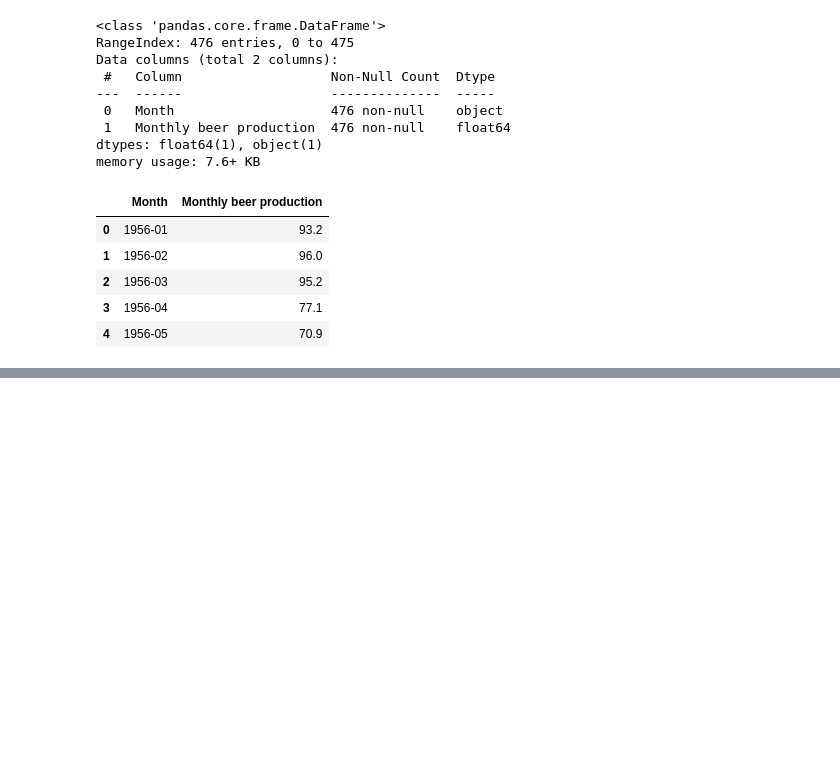
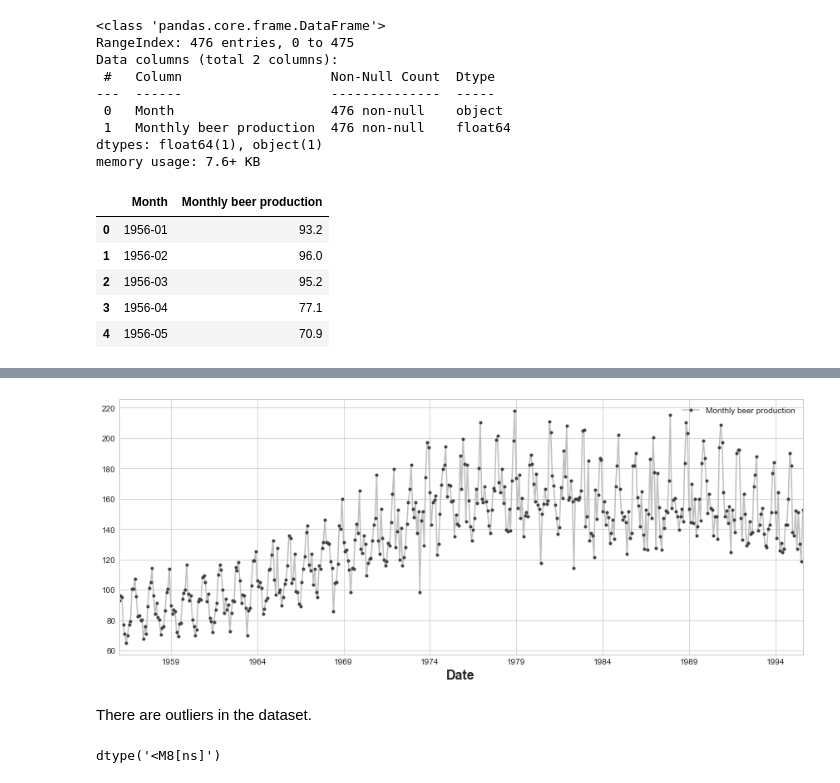
Before and after one commit to JudsonMorgan/Monthly-beer-production, a Jupyter notebook: monthly-beer-production.ipynb, the cells around one changed output, grey strips where cells are left out. Cells and saved outputs as stored; diff of their text form; code cells hidden in the pictures; blank space fills up the shorter version.

```diff
--- a/monthly-beer-production.ipynb
+++ b/monthly-beer-production.ipynb
@@ -90,0 +101,9 @@ df.head()
+# %%
+df['Date'] = pd.to_datetime(df['Date'])
+df['Month'] = df['Date'].apply(lambda x: x.month)
+df['Year'] = df['Date'].apply(lambda x: x.year)
+df = df.set_index('Date')
+df.resample('M').mean()
+
+df['Month_name'] = df.index.strftime('%b')
+df.head()
@@ -90,0 +118,4 @@ df.head()
+# %%
+df_up = df[['Monthly beer production']]
+
+df_up.head()
@@ -90,0 +130,5 @@ df.head()
+# %%
+df_up.plot(**plot_params)
+plt.show()
+# %% [output]
+[figure, added]
@@ -90,0 +140,6 @@ df.head()
+# %% [markdown]
+There are outliers in the dataset.
+# %%
+df_up.index.dtype
+# %% [output]
+dtype('<M8[ns]')
```
Also changed, not shown: parts of 9 cells of this notebook.
